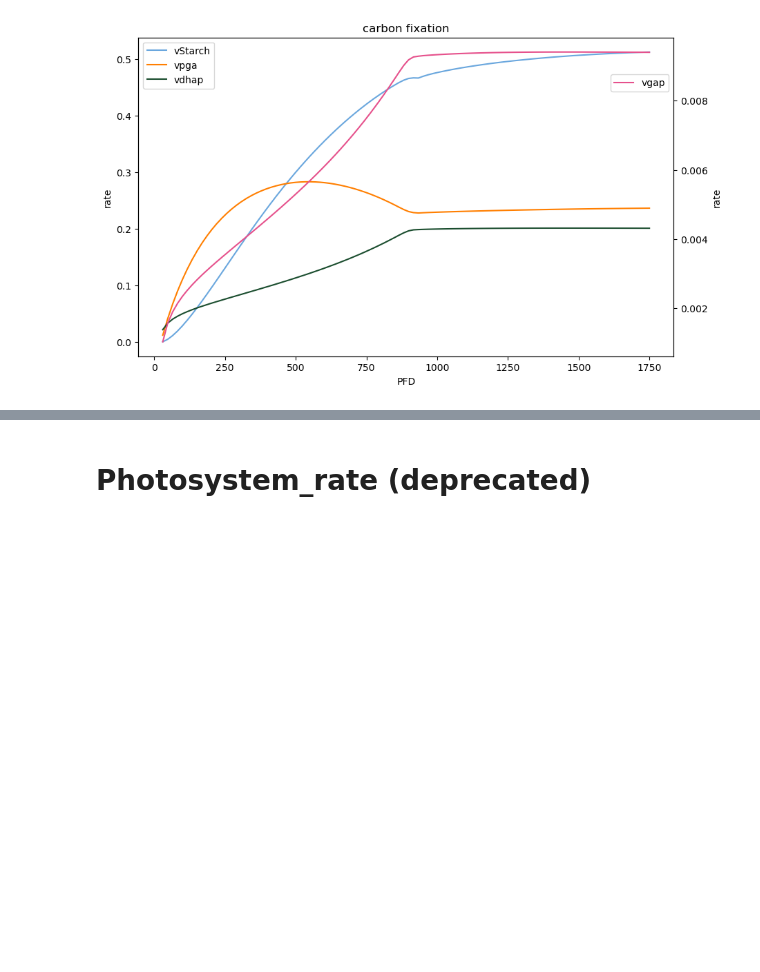
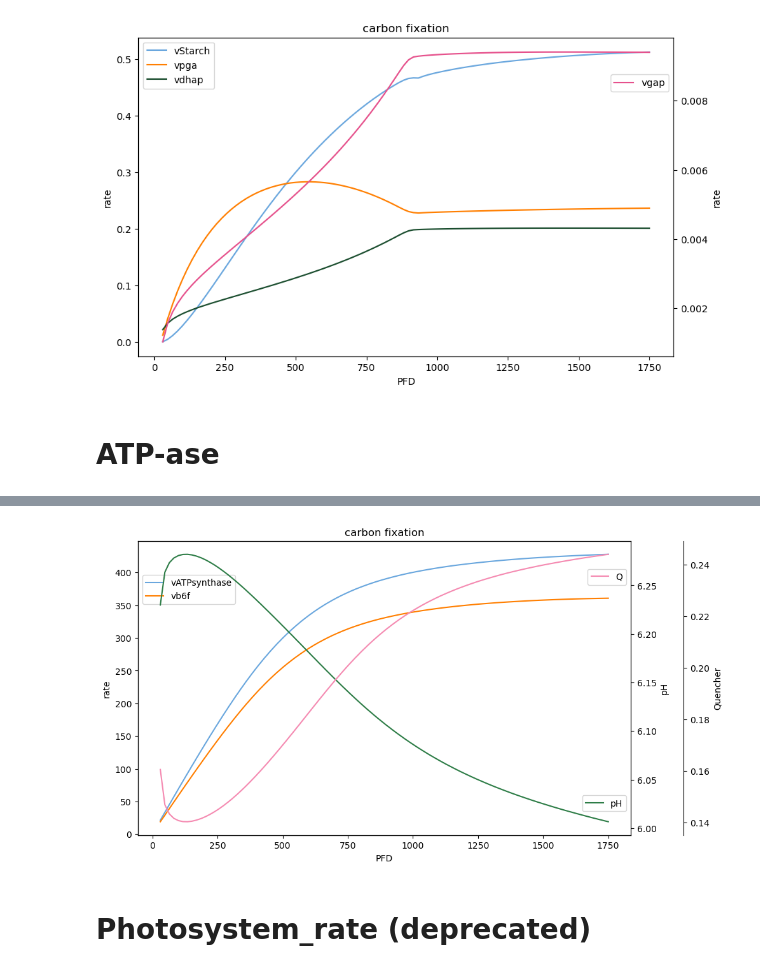
Before and after one commit to A-Potthoff/QTB_modeling, a Jupyter notebook: analyses/steady_state_analysis.ipynb, the cells around one changed output, grey strips where cells are left out. Drawn from its saved outputs; the diff is of its cells as text; code cells hidden in the pictures; blank space fills up the shorter version.

```diff
--- a/analyses/steady_state_analysis.ipynb
+++ b/analyses/steady_state_analysis.ipynb
@@ -244,3 +252,31 @@ UserWarning: FigureCanvasAgg is non-interactive, and thus cannot be shown
 [figure]
 # %%
 save_fig(fig, model, analysis, f"carbon_fixation_fluxes")
+# %% [markdown]
+# ATP-ase
+# %%
+fig, ax1 = plt.subplots(figsize=(10, 6))
+ax2 = ax1.twinx()
+ax3 = ax1.twinx()
+ax3.spines['right'].set_position(('outward', 60))  # Offset the third y-axis
+
+ax1.plot(v["vATPsynthase"], label="vATPsynthase", color=colors[0])
+ax1.plot(v["vB6f"], label="vb6f", color=colors[1])
+
+ax2.plot(c["pH"], label="pH", color=colors[2])
+
+ax3.plot(c["Q"], label="Q", color=colors[3])
+
+
+ax1.set(title="carbon fixation",
+        xlabel="PFD",
+        ylabel="rate")
+ax2.set_ylabel("pH")
+ax3.set_ylabel("Quencher")
+
+ax1.legend(loc='upper left', bbox_to_anchor=(0, 0.9))
+ax2.legend(loc='upper right', bbox_to_anchor=(1, 0.15))
+ax3.legend(loc='upper right', bbox_to_anchor=(1, 0.92))
+
+fig.show()
+# %% [output]
@@ -247,3 +284,4 @@ save_fig(fig, model, analysis, f"carbon_fixation_fluxes")
+[figure, added]
 # %% [markdown]
 # Photosystem_rate (deprecated)
 # %%
```
Also changed, not shown: parts of 14 cells of this notebook, 1 other file.
